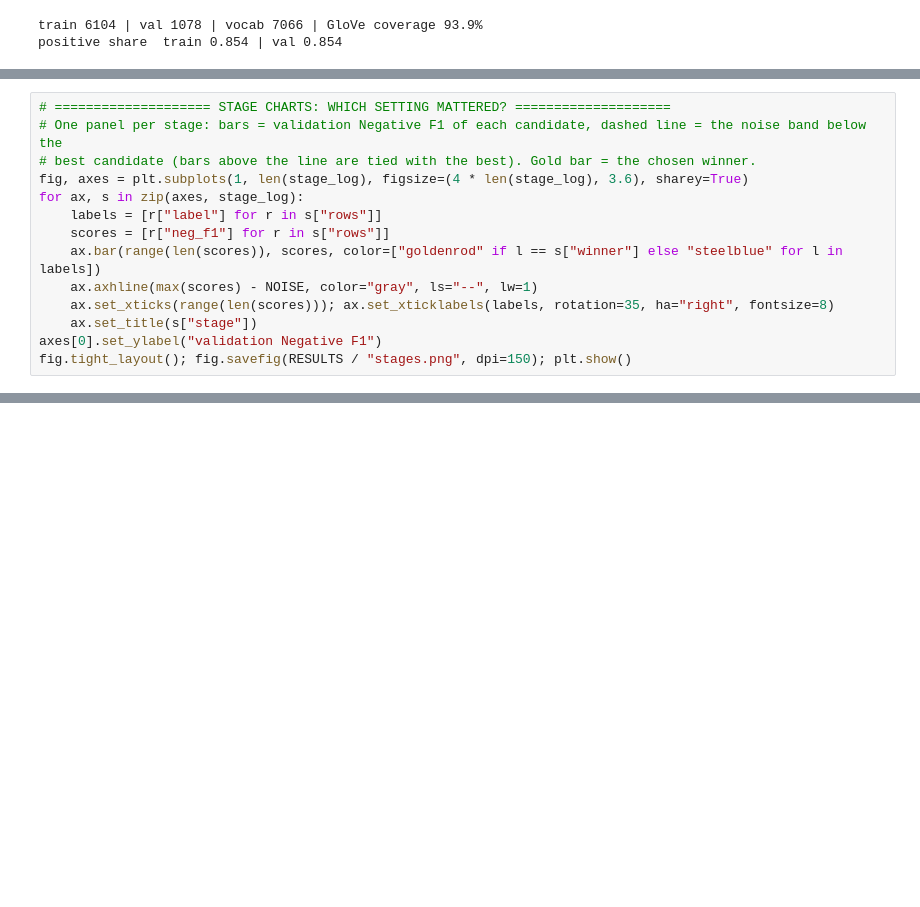
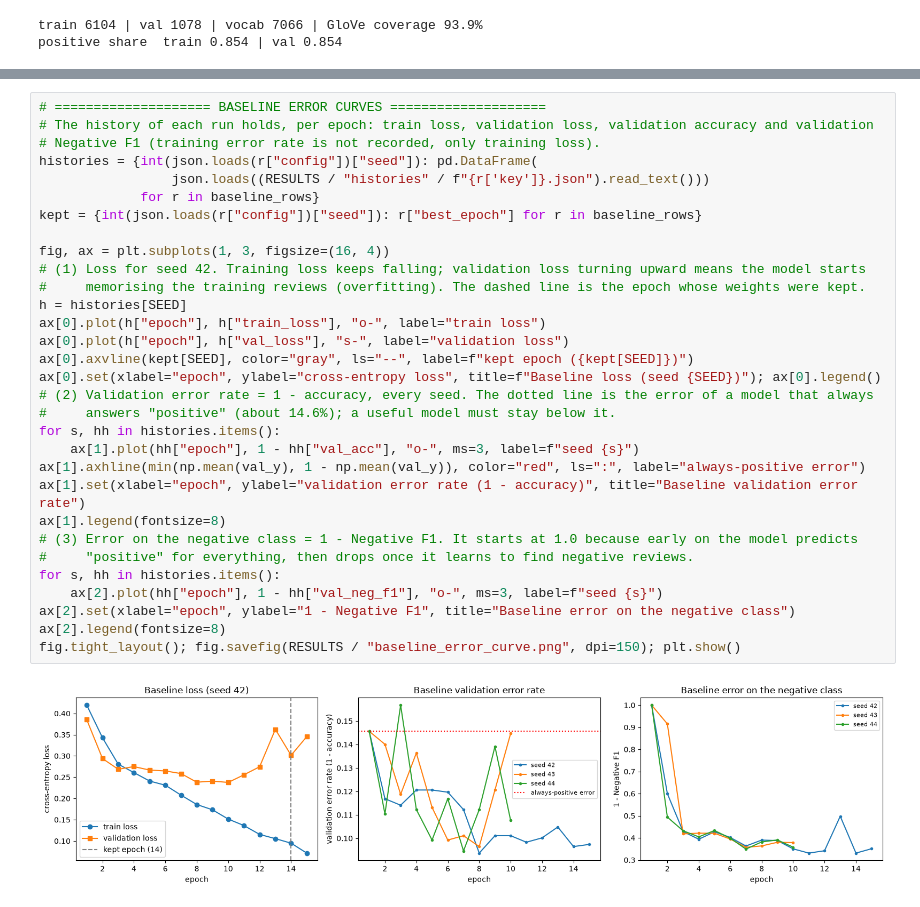
Before and after one commit to OswinJTC/IE4483-AI-Data-Mining-Project, a Jupyter notebook: 02_GloVe_BiLSTM.ipynb, the cells around one changed output, grey strips where cells are left out. Cells and saved outputs as stored; diff of their text form; blank space fills up the shorter version.

```diff
--- a/02_GloVe_BiLSTM.ipynb
+++ b/02_GloVe_BiLSTM.ipynb
@@ -332,14 +168,0 @@ Final configuration: {'batch_size': 64, 'bidirectional': True, 'class_weighted':
-# %%
-# ==================== STAGE CHARTS: WHICH SETTING MATTERED? ====================
-# One panel per stage: bars = validation Negative F1 of each candidate, dashed line = the noise band below the
-# best candidate (bars above the line are tied with the best). Gold bar = the chosen winner.
-fig, axes = plt.subplots(1, len(stage_log), figsize=(4 * len(stage_log), 3.6), sharey=True)
-for ax, s in zip(axes, stage_log):
-    labels = [r["label"] for r in s["rows"]]
-    scores = [r["neg_f1"] for r in s["rows"]]
-    ax.bar(range(len(scores)), scores, color=["goldenrod" if l == s["winner"] else "steelblue" for l in labels])
-    ax.axhline(max(scores) - NOISE, color="gray", ls="--", lw=1)
-    ax.set_xticks(range(len(scores))); ax.set_xticklabels(labels, rotation=35, ha="right", fontsize=8)
-    ax.set_title(s["stage"])
-axes[0].set_ylabel("validation Negative F1")
-fig.tight_layout(); fig.savefig(RESULTS / "stages.png", dpi=150); plt.show()
@@ -413,0 +199,33 @@ final train_seconds  81.8333 ± 23.4003
+# %%
+# ==================== BASELINE ERROR CURVES ====================
+# The history of each run holds, per epoch: train loss, validation loss, validation accuracy and validation
+# Negative F1 (training error rate is not recorded, only training loss).
+histories = {int(json.loads(r["config"])["seed"]): pd.DataFrame(
+                 json.loads((RESULTS / "histories" / f"{r['key']}.json").read_text()))
+             for r in baseline_rows}
+kept = {int(json.loads(r["config"])["seed"]): r["best_epoch"] for r in baseline_rows}
+
+fig, ax = plt.subplots(1, 3, figsize=(16, 4))
+# (1) Loss for seed 42. Training loss keeps falling; validation loss turning upward means the model starts
+#     memorising the training reviews (overfitting). The dashed line is the epoch whose weights were kept.
+h = histories[SEED]
+ax[0].plot(h["epoch"], h["train_loss"], "o-", label="train loss")
+ax[0].plot(h["epoch"], h["val_loss"], "s-", label="validation loss")
+ax[0].axvline(kept[SEED], color="gray", ls="--", label=f"kept epoch ({kept[SEED]})")
+ax[0].set(xlabel="epoch", ylabel="cross-entropy loss", title=f"Baseline loss (seed {SEED})"); ax[0].legend()
+# (2) Validation error rate = 1 - accuracy, every seed. The dotted line is the error of a model that always
+#     answers "positive" (about 14.6%); a useful model must stay below it.
+for s, hh in histories.items():
+    ax[1].plot(hh["epoch"], 1 - hh["val_acc"], "o-", ms=3, label=f"seed {s}")
+ax[1].axhline(min(np.mean(val_y), 1 - np.mean(val_y)), color="red", ls=":", label="always-positive error")
+ax[1].set(xlabel="epoch", ylabel="validation error rate (1 - accuracy)", title="Baseline validation error rate")
+ax[1].legend(fontsize=8)
+# (3) Error on the negative class = 1 - Negative F1. It starts at 1.0 because early on the model predicts
+#     "positive" for everything, then drops once it learns to find negative reviews.
+for s, hh in histories.items():
+    ax[2].plot(hh["epoch"], 1 - hh["val_neg_f1"], "o-", ms=3, label=f"seed {s}")
+ax[2].set(xlabel="epoch", ylabel="1 - Negative F1", title="Baseline error on the negative class")
+ax[2].legend(fontsize=8)
+fig.tight_layout(); fig.savefig(RESULTS / "baseline_error_curve.png", dpi=150); plt.show()
+# %% [output]
+[figure, added]
```
Also changed, not shown: parts of 25 cells of this notebook, 3 other files.
